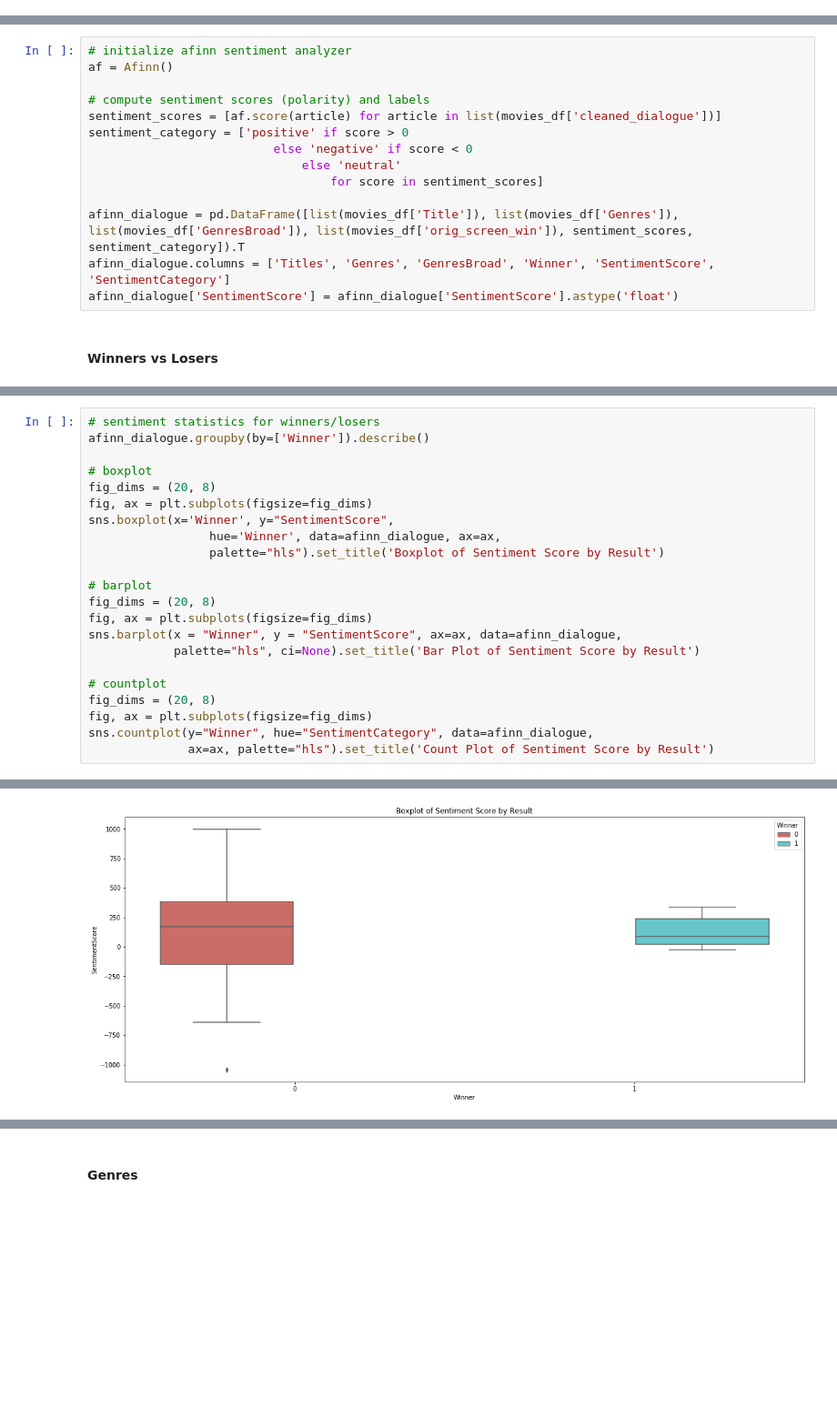
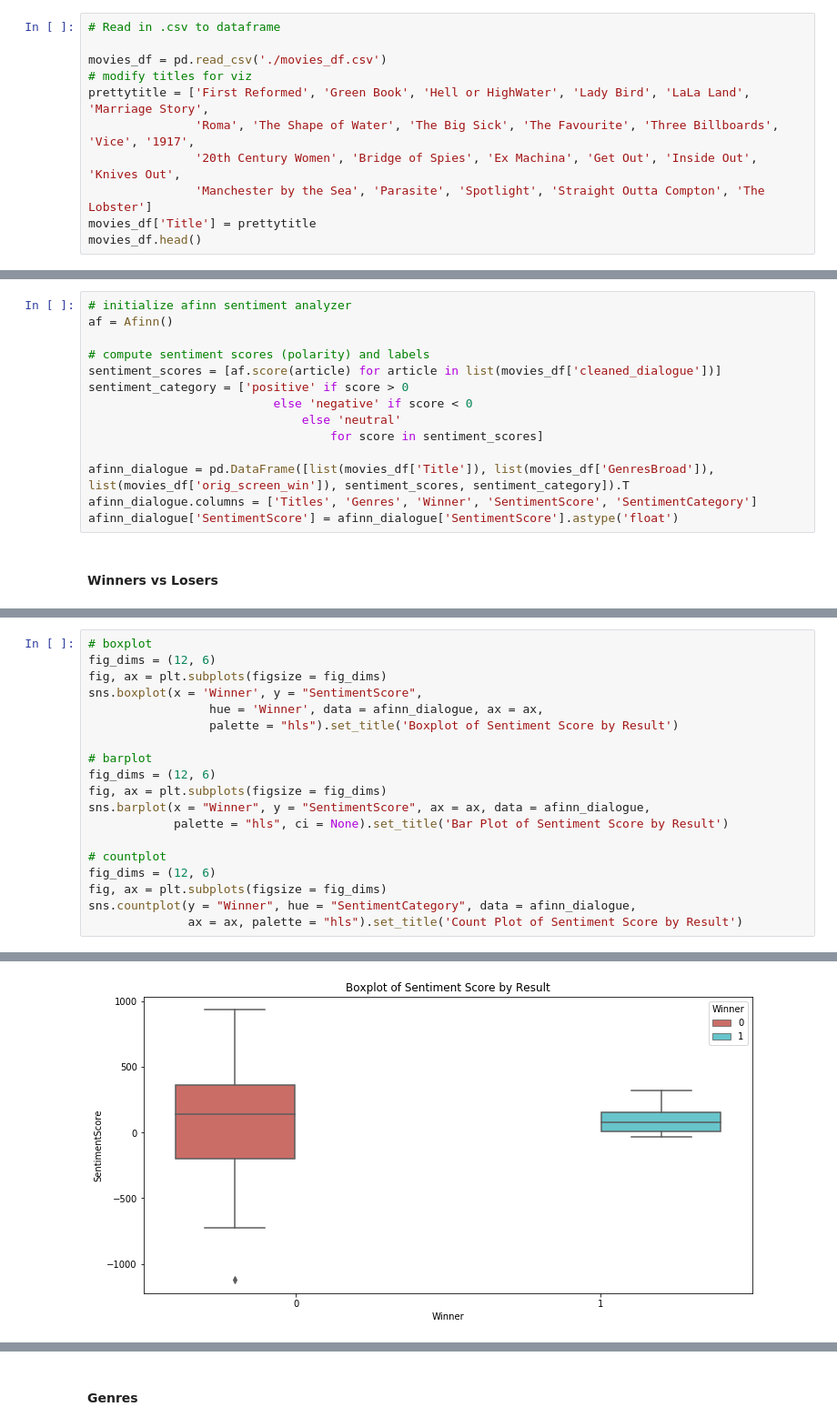
Before and after one commit to carousallie/nlp_movie_script_project, a Jupyter notebook: NLP_Project_Analysis----AR.ipynb, the cells around one changed output, grey strips where cells are left out. Shown at 91% size. Cells and saved outputs as stored; diff of their text form; blank space fills up the shorter version.

Commit message:
Added more viz and sentiment over time

```diff
--- a/NLP_Project_Analysis----AR.ipynb
+++ b/NLP_Project_Analysis----AR.ipynb
@@ -61,0 +53,11 @@ movies_df.head()
+# %%
+# Read in .csv to dataframe
+
+movies_df = pd.read_csv('./movies_df.csv')
+# modify titles for viz
+prettytitle = ['First Reformed', 'Green Book', 'Hell or HighWater', 'Lady Bird', 'LaLa Land', 'Marriage Story',
+               'Roma', 'The Shape of Water', 'The Big Sick', 'The Favourite', 'Three Billboards', 'Vice', '1917',
+               '20th Century Women', 'Bridge of Spies', 'Ex Machina', 'Get Out', 'Inside Out', 'Knives Out',
+               'Manchester by the Sea', 'Parasite', 'Spotlight', 'Straight Outta Compton', 'The Lobster']
+movies_df['Title'] = prettytitle
+movies_df.head()
@@ -140,8 +149,8 @@ sentiment_category = ['positive' if score > 0
                               else 'neutral'
                                   for score in sentiment_scores]
 
-afinn_dialogue = pd.DataFrame([list(movies_df['Title']), list(movies_df['Genres']), list(movies_df['GenresBroad']), list(movies_df['orig_screen_win']), sentiment_scores, sentiment_category]).T
-afinn_dialogue.columns = ['Titles', 'Genres', 'GenresBroad', 'Winner', 'SentimentScore', 'SentimentCategory']
+afinn_dialogue = pd.DataFrame([list(movies_df['Title']), list(movies_df['GenresBroad']), list(movies_df['orig_screen_win']), sentiment_scores, sentiment_category]).T
+afinn_dialogue.columns = ['Titles', 'Genres', 'Winner', 'SentimentScore', 'SentimentCategory']
 afinn_dialogue['SentimentScore'] = afinn_dialogue['SentimentScore'].astype('float')
 # %% [markdown]
 #### Winners vs Losers
@@ -148,25 +166,22 @@ afinn_dialogue['SentimentScore'] = afinn_dialogue['SentimentScore'].astype('floa
 # %%
-# sentiment statistics for winners/losers
-afinn_dialogue.groupby(by=['Winner']).describe()
-
 # boxplot
-fig_dims = (20, 8)
-fig, ax = plt.subplots(figsize=fig_dims)
-sns.boxplot(x='Winner', y="SentimentScore",
-                 hue='Winner', data=afinn_dialogue, ax=ax,
-                 palette="hls").set_title('Boxplot of Sentiment Score by Result')
+fig_dims = (12, 6)
+fig, ax = plt.subplots(figsize = fig_dims)
+sns.boxplot(x = 'Winner', y = "SentimentScore",
+                 hue = 'Winner', data = afinn_dialogue, ax = ax,
+                 palette = "hls").set_title('Boxplot of Sentiment Score by Result')
 
 # barplot
-fig_dims = (20, 8)
-fig, ax = plt.subplots(figsize=fig_dims)
-sns.barplot(x = "Winner", y = "SentimentScore", ax=ax, data=afinn_dialogue,
-            palette="hls", ci=None).set_title('Bar Plot of Sentiment Score by Result')
+fig_dims = (12, 6)
+fig, ax = plt.subplots(figsize = fig_dims)
+sns.barplot(x = "Winner", y = "SentimentScore", ax = ax, data = afinn_dialogue,
+            palette = "hls", ci = None).set_title('Bar Plot of Sentiment Score by Result')
 
 # countplot
-fig_dims = (20, 8)
-fig, ax = plt.subplots(figsize=fig_dims)
-sns.countplot(y="Winner", hue="SentimentCategory", data=afinn_dialogue,
-              ax=ax, palette="hls").set_title('Count Plot of Sentiment Score by Result')
+fig_dims = (12, 6)
+fig, ax = plt.subplots(figsize = fig_dims)
+sns.countplot(y = "Winner", hue = "SentimentCategory", data = afinn_dialogue,
+              ax = ax, palette = "hls").set_title('Count Plot of Sentiment Score by Result')
 # %% [output]
 Text(0.5, 1.0, 'Count Plot of Sentiment Score by Result')
-[figure, old version]
+[figure, new version]
```
Also changed, not shown: parts of 49 cells of this notebook.
